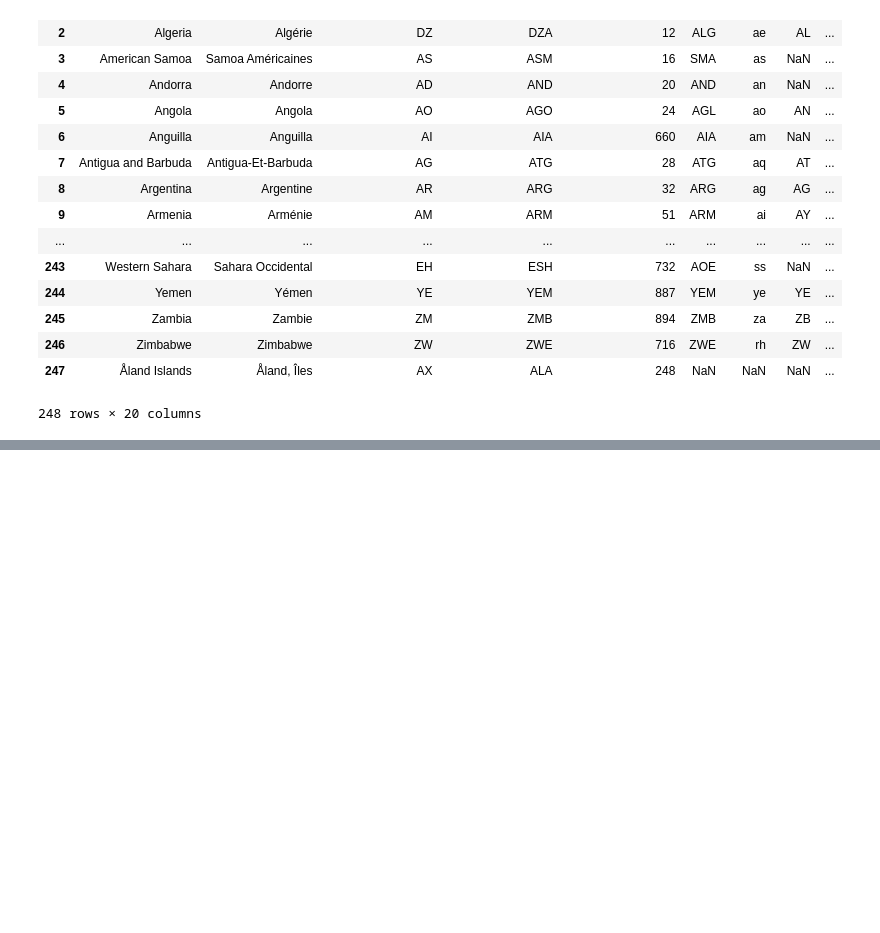
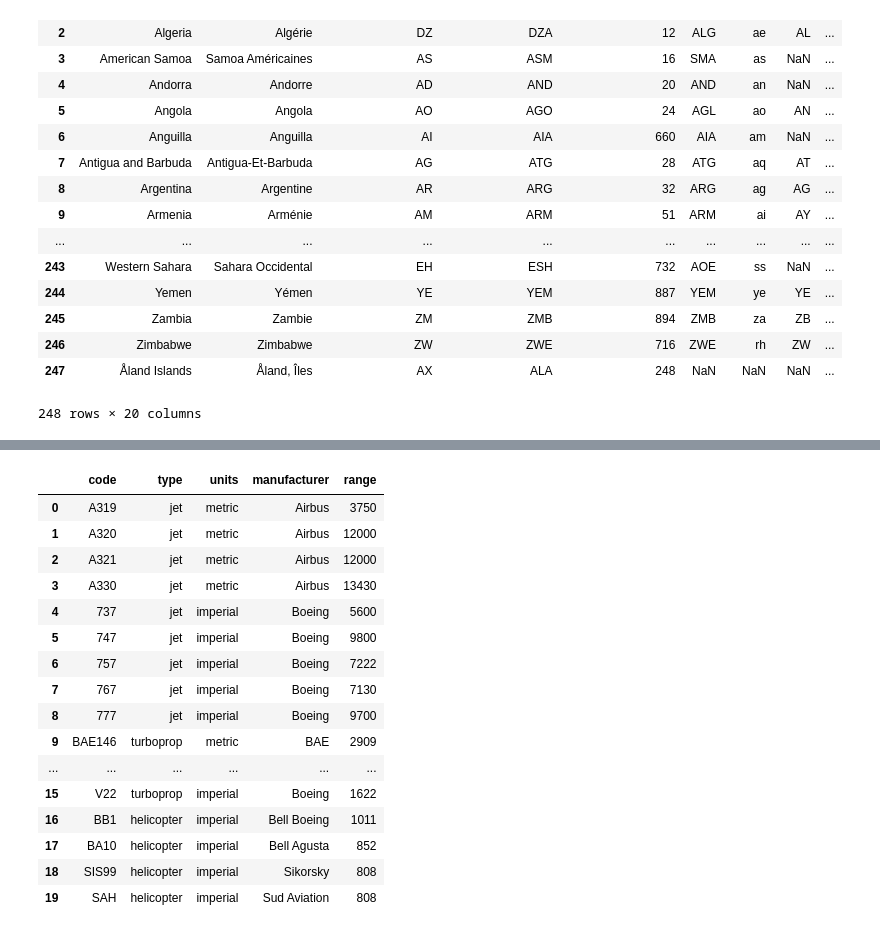
Before and after one commit to flannsmith/Airport_data, a Jupyter notebook: Cleaning airport files.ipynb, the cells around one changed output, grey strips where cells are left out. Cells and saved outputs as stored; diff of their text form; code cells hidden in the pictures; blank space fills up the shorter version.

```diff
--- a/Cleaning airport files.ipynb
+++ b/Cleaning airport files.ipynb
@@ -143,0 +159,29 @@ CSV_concat.to_csv("Currency_code_concat.csv")
+# %%
+units = aircraft_df['units']
+range1 = aircraft_df['range']
+# %%
+def imperialToMetric(units, range1):
+    for i in aircraft_df['units']:
+        if i == 'imperial':
+            aircraft_df['range'] * 1.60934
+    return aircraft_df
+# %%
+imperialToMetric(aircraft_df['units'],aircraft_df['range'])
+# %% [output]
+|  | code | type | units | manufacturer | range |
+| 0 | A319 | jet | metric | Airbus | 3750 |
+| 1 | A320 | jet | metric | Airbus | 12000 |
+| 2 | A321 | jet | metric | Airbus | 12000 |
+| 3 | A330 | jet | metric | Airbus | 13430 |
+| 4 | 737 | jet | imperial | Boeing | 5600 |
+| 5 | 747 | jet | imperial | Boeing | 9800 |
+| 6 | 757 | jet | imperial | Boeing | 7222 |
+| 7 | 767 | jet | imperial | Boeing | 7130 |
+| 8 | 777 | jet | imperial | Boeing | 9700 |
+| 9 | BAE146 | turboprop | metric | BAE | 2909 |
+| ... | ... | ... | ... | ... | ... |
+| 15 | V22 | turboprop | imperial | Boeing | 1622 |
+| 16 | BB1 | helicopter | imperial | Bell Boeing | 1011 |
+| 17 | BA10 | helicopter | imperial | Bell Agusta | 852 |
+| 18 | SIS99 | helicopter | imperial | Sikorsky | 808 |
+| 19 | SAH | helicopter | imperial | Sud Aviation | 808 |
```
Also changed, not shown: parts of 13 cells of this notebook, 8 other files.
